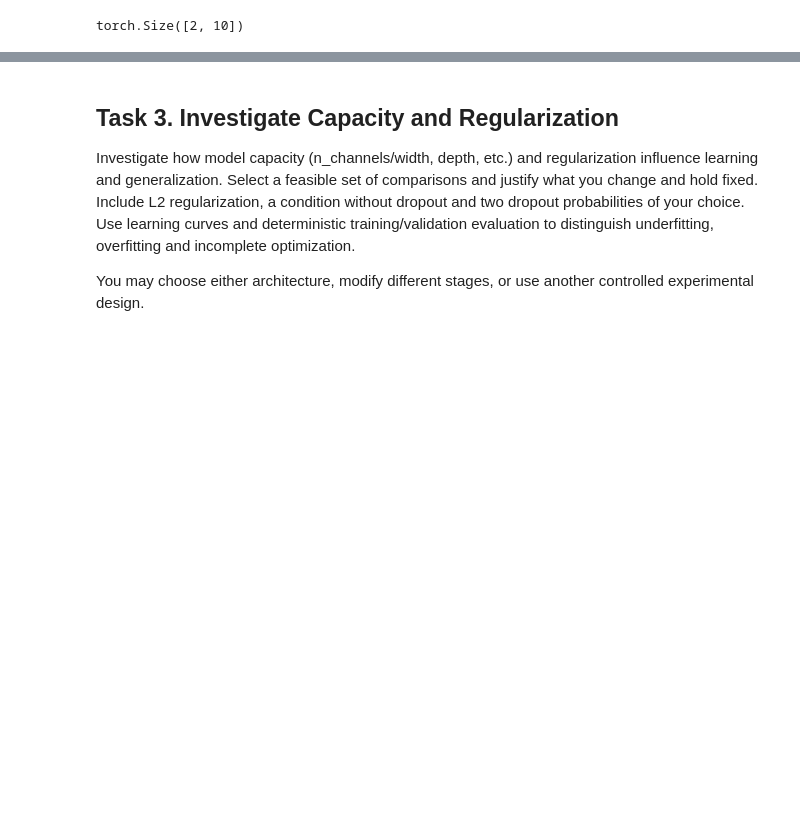
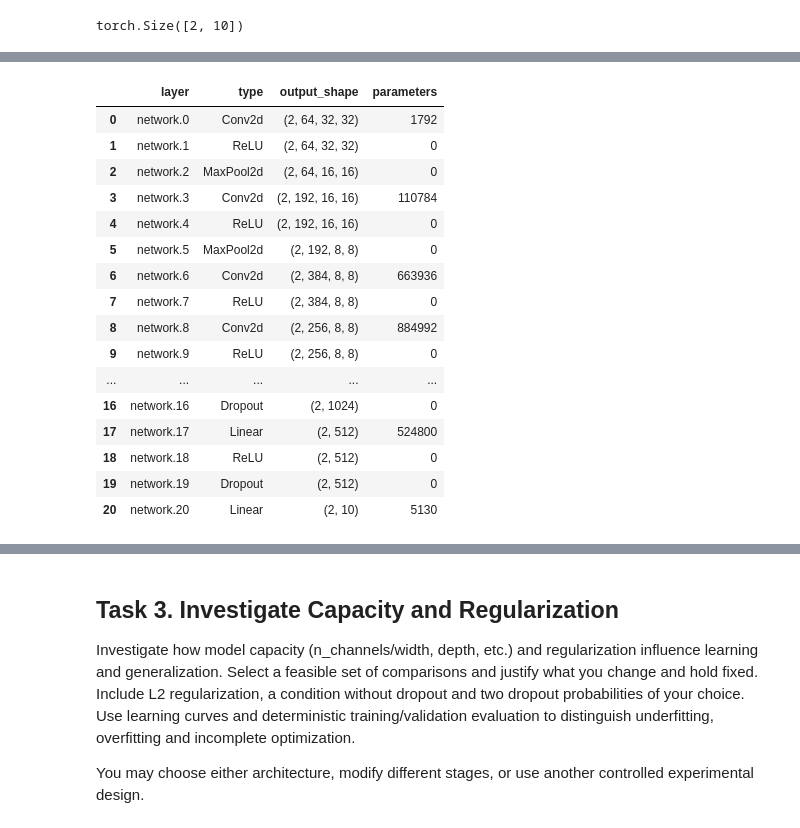
Before and after one commit to TheArtemis/ID2223-Scalable-Machine-Learning-and-Deep-Learning, a Jupyter notebook: assignments/ass1/lab-assignment-notebook.ipynb, the cells around one changed output, grey strips where cells are left out. Saved outputs shown, nothing was run; the diff lists cells and outputs as text; code cells hidden in the pictures; blank space fills up the shorter version.

```diff
--- a/assignments/ass1/lab-assignment-notebook.ipynb
+++ b/assignments/ass1/lab-assignment-notebook.ipynb
@@ -366,3 +415,73 @@ class ResNet(nn.Module):
 ResNet()(torch.randn(2, 3, 32, 32)).shape
 # %% [output]
 torch.Size([2, 10])
+# %%
+import json
+import platform
+import random
+import sys
+import time
+import uuid
+from datetime import datetime, timezone
+import torchvision
+
+MODEL_BUILDERS = {"AlexNet": AlexNet, "ResNet18": ResNet}
+
+def set_seed(seed):
+    random.seed(seed)
+    np.random.seed(seed)
+    torch.manual_seed(seed)
+    if torch.cuda.is_available():
+        torch.cuda.manual_seed_all(seed)
+    torch.backends.cudnn.benchmark = False
+    torch.backends.cudnn.deterministic = True
+
+def synchronize_device():
+    if device.type == "cuda":
+        torch.cuda.synchronize(device)
+    elif device.type == "mps":
+        torch.mps.synchronize()
+
+def inspect_model(model):
+    # Inspect on CPU in eval mode so dummy inputs do not update BatchNorm.
+    rows, handles = [], []
+    was_training = model.training
+    def record(name):
+        def hook(module, inputs, output):
+            rows.append({
+                "layer": name, "type": type(module).__name__,
+                "output_shape": tuple(output.shape),
+                "parameters": sum(p.numel() for p in module.parameters(recurse=False)),
+            })
+        return hook
+    try:
+        for name, module in model.named_modules():
+            if not list(module.children()):
+                handles.append(module.register_forward_hook(record(name)))
+        model.eval()
+        with torch.no_grad():
+            output = model(torch.zeros(2, 3, 32, 32))
+        assert output.shape == (2, 10)
+    finally:
+        for handle in handles:
+            handle.remove()
+        model.train(was_training)
+    return pd.DataFrame(rows)
+
+architecture_rows = []
+shape_tables = {}
+for name, builder in MODEL_BUILDERS.items():
+    set_seed(SEED)
+    model = builder()
+    shape_tables[name] = inspect_model(model)
+    architecture_rows.append({
+        "model": name,
+        "parameters": sum(p.numel() for p in model.parameters()),
+        "trainable_parameters": sum(p.numel() for p in model.parameters() if p.requires_grad),
+    })
+    print(name)
+    display(shape_tables[name])
+    del model
+architecture_summary = pd.DataFrame(architecture_rows)
+display(architecture_summary)
+# %% [output]
@@ -368,0 +489,17 @@ torch.Size([2, 10])
+|  | layer | type | output_shape | parameters |
+| 0 | network.0 | Conv2d | (2, 64, 32, 32) | 1792 |
+| 1 | network.1 | ReLU | (2, 64, 32, 32) | 0 |
+| 2 | network.2 | MaxPool2d | (2, 64, 16, 16) | 0 |
+| 3 | network.3 | Conv2d | (2, 192, 16, 16) | 110784 |
+| 4 | network.4 | ReLU | (2, 192, 16, 16) | 0 |
+| 5 | network.5 | MaxPool2d | (2, 192, 8, 8) | 0 |
+| 6 | network.6 | Conv2d | (2, 384, 8, 8) | 663936 |
+| 7 | network.7 | ReLU | (2, 384, 8, 8) | 0 |
+| 8 | network.8 | Conv2d | (2, 256, 8, 8) | 884992 |
+| 9 | network.9 | ReLU | (2, 256, 8, 8) | 0 |
+| ... | ... | ... | ... | ... |
+| 16 | network.16 | Dropout | (2, 1024) | 0 |
+| 17 | network.17 | Linear | (2, 512) | 524800 |
+| 18 | network.18 | ReLU | (2, 512) | 0 |
+| 19 | network.19 | Dropout | (2, 512) | 0 |
+| 20 | network.20 | Linear | (2, 10) | 5130 |
```
Also changed, not shown: parts of 13 cells of this notebook, 12 other files.
